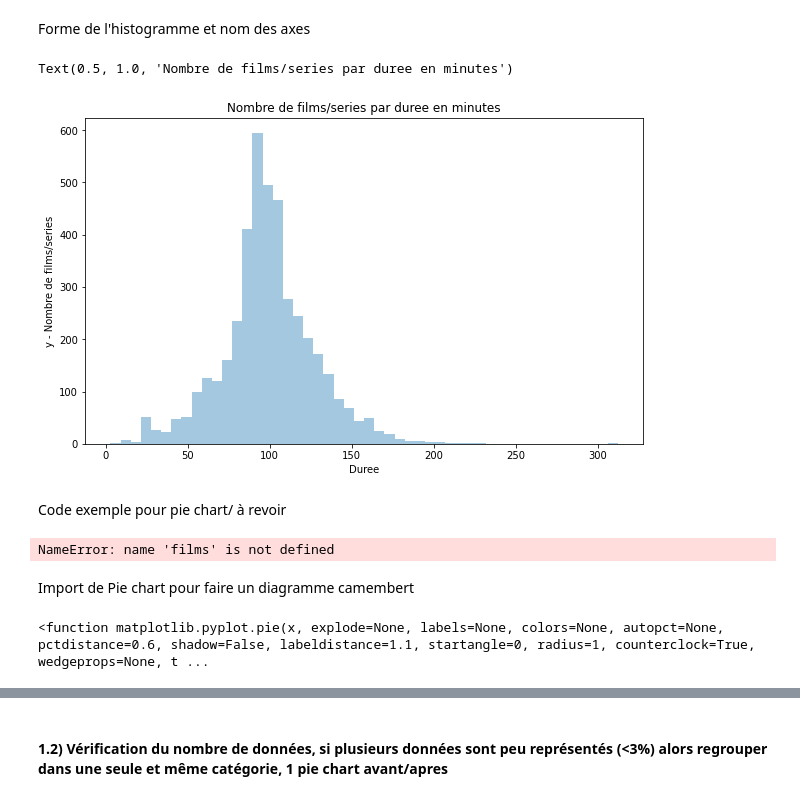
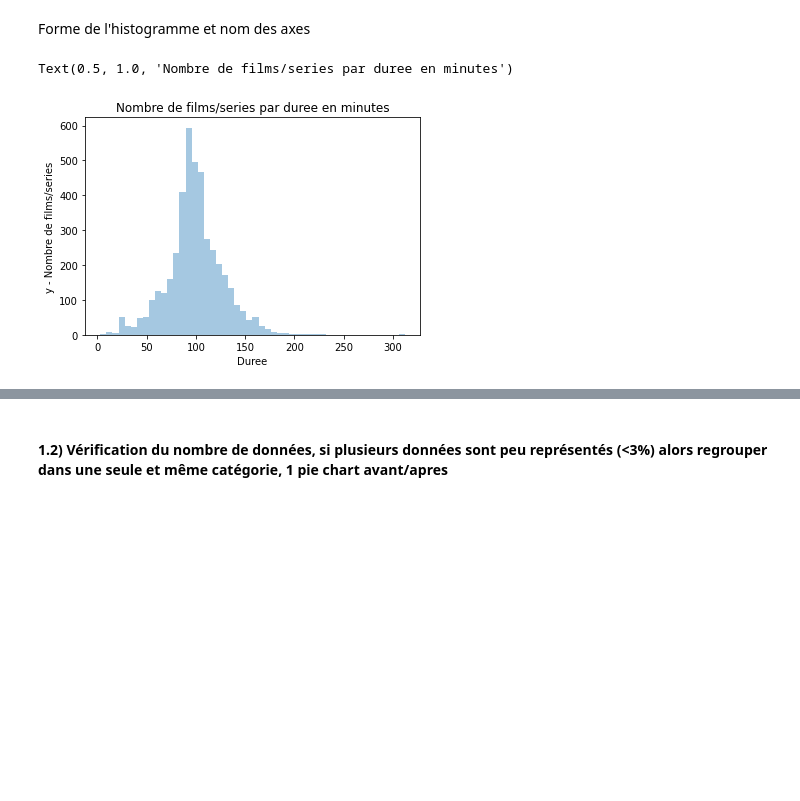
Before and after one commit to BaptisteHurel/Python, a Jupyter notebook: Mini Projet/Intro ML.ipynb, the cells around one changed output, grey strips where cells are left out. Drawn from its saved outputs; the diff is of its cells as text; code cells hidden in the pictures; blank space fills up the shorter version.

```diff
--- a/Mini Projet/Intro ML.ipynb
+++ b/Mini Projet/Intro ML.ipynb
@@ -44 +68,3 @@ description        0
 dtype: int64
+# %%
+films.drop(['director'], axis='columns', inplace = True)
@@ -66,35 +111,11 @@ See the caveats in the documentation: https://pandas.pydata.org/pandas-docs/stab
 # %% [markdown]
 Forme de l'histogramme et nom des axes
 # %%
-plt.figure(figsize =(10,6))
-plt.xlabel('x - Nombre de films/series ')
+plt.plot(figsize =(20,6))
+plt.xlabel('x - Duree')
 plt.ylabel('y - Nombre de films/series')
 sns.distplot(graph3.Duree,kde =False)
 plt.title('Nombre de films/series par duree en minutes')
 # %% [output]
 Text(0.5, 1.0, 'Nombre de films/series par duree en minutes')
-[figure, old version]
+[figure, new version]
-# %% [markdown]
-Code exemple pour pie chart/ à revoir
-# %%
-# Pie chart, where the slices will be ordered and plotted counter-clockwise:
-labels = films['duration']
-sizes = [15, 30, 45, 10]
-explode = (0, 0.1, 0, 0)  # only "explode" the 2nd slice (i.e. 'Hogs')
-
-fig1, ax1 = plt.subplots()
-ax1.pie(sizes, explode=explode, labels=labels, autopct='%1.1f%%',
-        shadow=True, startangle=90)
-ax1.axis('equal')  # Equal aspect ratio ensures that pie is drawn as a circle.
-
-plt.show()
-# %% [output]
-NameError: name 'films' is not defined
-# %% [markdown]
-Import de Pie chart pour faire un diagramme camembert
-# %%
-import matplotlib
-matplotlib.axes.Axes.pie
-matplotlib.pyplot.pie
-# %% [output]
-<function matplotlib.pyplot.pie(x, explode=None, labels=None, colors=None, autopct=None, pctdistance=0.6, shadow=False, labeldistance=1.1, startangle=0, radius=1, counterclock=True, wedgeprops=None, t ...
```
Also changed, not shown: parts of 58 cells of this notebook.
